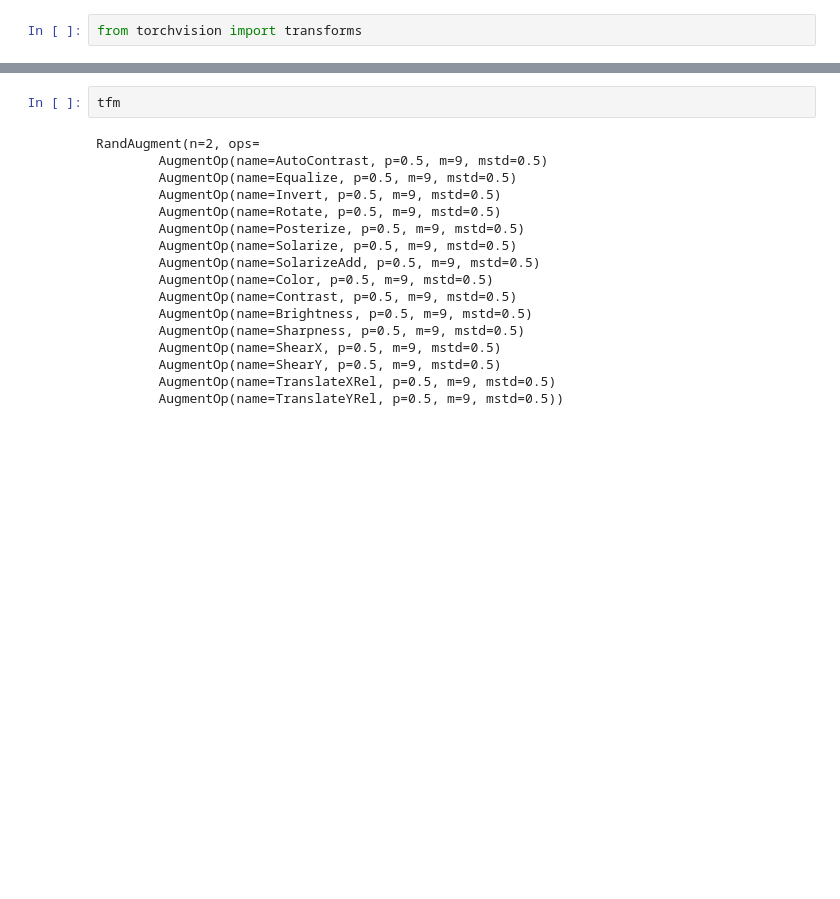
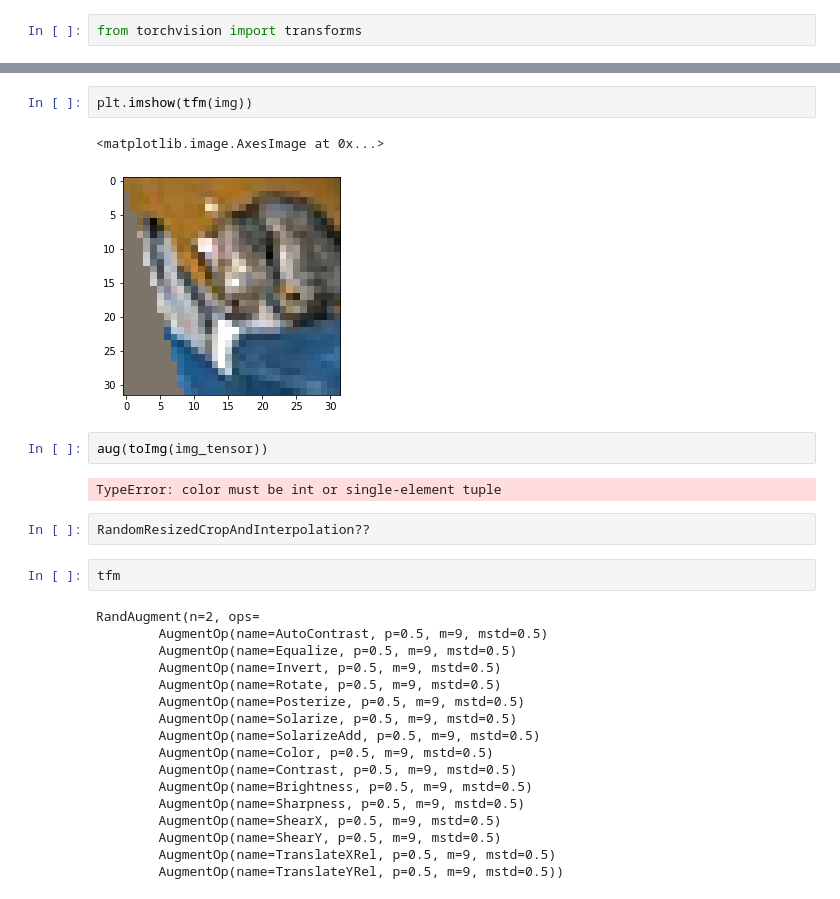
Before and after one commit to spencerbraun/barlow_twins_timm, a Jupyter notebook: setup.ipynb, the cells around one changed output, grey strips where cells are left out. Drawn from its saved outputs; the diff is of its cells as text; blank space fills up the shorter version.

```diff
--- a/setup.ipynb
+++ b/setup.ipynb
@@ -118,3 +199,14 @@ class Augmenter:
+# %%
+plt.imshow(tfm(img))
+# %% [output]
+<matplotlib.image.AxesImage at 0x...>
+[figure, added]
+# %%
+aug(toImg(img_tensor))
+# %% [output]
+TypeError: color must be int or single-element tuple
+# %%
+RandomResizedCropAndInterpolation??
 # %%
 tfm
 # %% [output]
```
Also changed, not shown: parts of 20 cells of this notebook, 5 other files.
